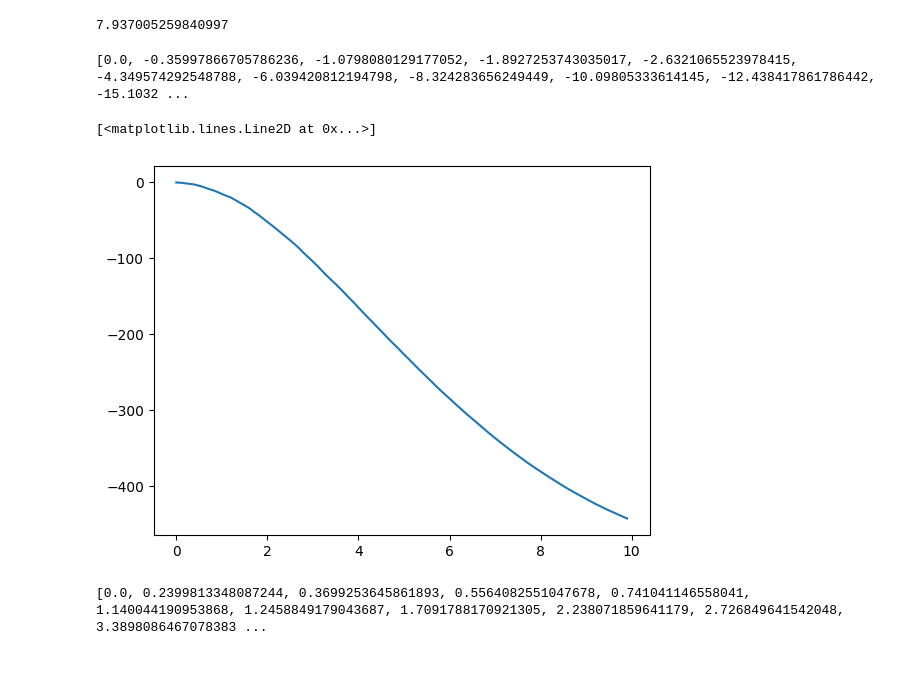
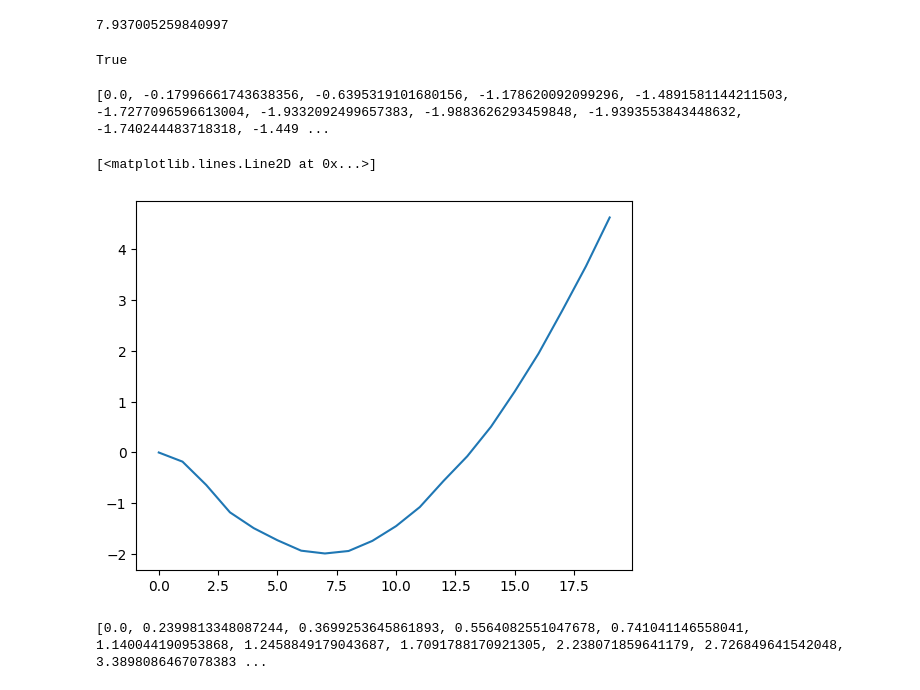
Before and after one commit to asaenz16/QMCspin, a Jupyter notebook: WorldLinesV1.ipynb, the cells around one changed output. Drawn from its saved outputs; the diff is of its cells as text; code cells hidden in the pictures.

```diff
--- a/WorldLinesV1.ipynb
+++ b/WorldLinesV1.ipynb
@@ -568,54 +568,58 @@ def random_update_wt_one(wl, b, n):
     temp_wl = wl.copy()
     time = random.randint(0, n-4)
     points = [wl[time], wl[time+1], wl[time+2], wl[time+3]]
-    temp_points= [0,0,0,0]
     diff = np.abs(points[1] - points[0]) + np.abs(points[2] - points[1]) + np.abs(points[3] - points[2])
     if diff == 1:
-        points = move(points, time)
-        dE =0
+        if points[1] ==points[2]:
+            points = move(points, time)
+            dE =0
     if diff ==2:
-        temp_points= move(points, time)
-        dE = (-2/n)*(np.tanh(b/n) - (1/np.tanh(b/n)))
+        if points[0] == points[3]:
+            temp_points = move(points, time)
+            if temp_points == points:
+                return(True)
+            points = move(points, time)
+            dE = (-2/n)*(np.tanh(b/n) - (1/np.tanh(b/n)))
     if diff == 0:
         p = np.tanh(b/n)*np.tanh(b/n)
         if random.random()>p:
             return [wl, dE]
         else:
-            temp_points = move(points, time)
+            points = move(points, time)
             dE =(-2/n)*((1/np.tanh(b/n))- np.tanh(b/n))
-    temp_wl[time: time+4] = temp_points
-    diff = np.abs(temp_points[0] - points[0]) + np.abs(temp_points[1] - points[1]) + np.abs(temp_points[2] - points[2])+ np.abs(temp_points[3] - points[3])
-    if diff == 0:
-        return ([temp_wl, 0])
-    else:
-        return ([temp_wl, dE])
+    temp_wl[time: time+4] = points
+    return([temp_wl, dE])
+# %%
+[0,1] != [1,0]
+# %% [output]
+True
 # %%
-n=5
+n=20
 t = 2*n
 e = 0
 steps = 2*(t**2)
 avg = 50
 exp_b = 0
 exp =[]
 wl=[0]*t
-b_range = 10
-step = 0.1
+b_range = 20
+step = 1
 for b in np.arange(0, b_range, step):
     for j in range(avg):
         e = 2*np.tanh(b/n)
         wl=[0]*t
         for i in range(steps):
             sol = random_update_wt_one(wl,b, n).copy()
             [wl, e] = [sol[0], e + sol[1]]
         exp_b = exp_b + e
     exp.append(exp_b/avg)
 print(exp)
 #plt.plot(wl, range(t))
 plt.plot( np.arange(0, b_range, step), exp)
 # %% [output]
-[0.0, -0.35997866705786236, -1.0798080129177052, -1.8927253743035017, -2.6321065523978415, -4.349574292548788, -6.039420812194798, -8.324283656249449, -10.09805333614145, -12.438417861786442, -15.1032 ...
+[0.0, -0.17996661743638356, -0.6395319101680156, -1.178620092099296, -1.4891581144211503, -1.7277096596613004, -1.9332092499657383, -1.9883626293459848, -1.9393553843448632, -1.740244483718318, -1.449 ...
 [<matplotlib.lines.Line2D at 0x...>]
-[figure, old version]
+[figure, new version]
 # %%
 n=5
 t = 2*n
```
Also changed, not shown: parts of 4 cells of this notebook.
